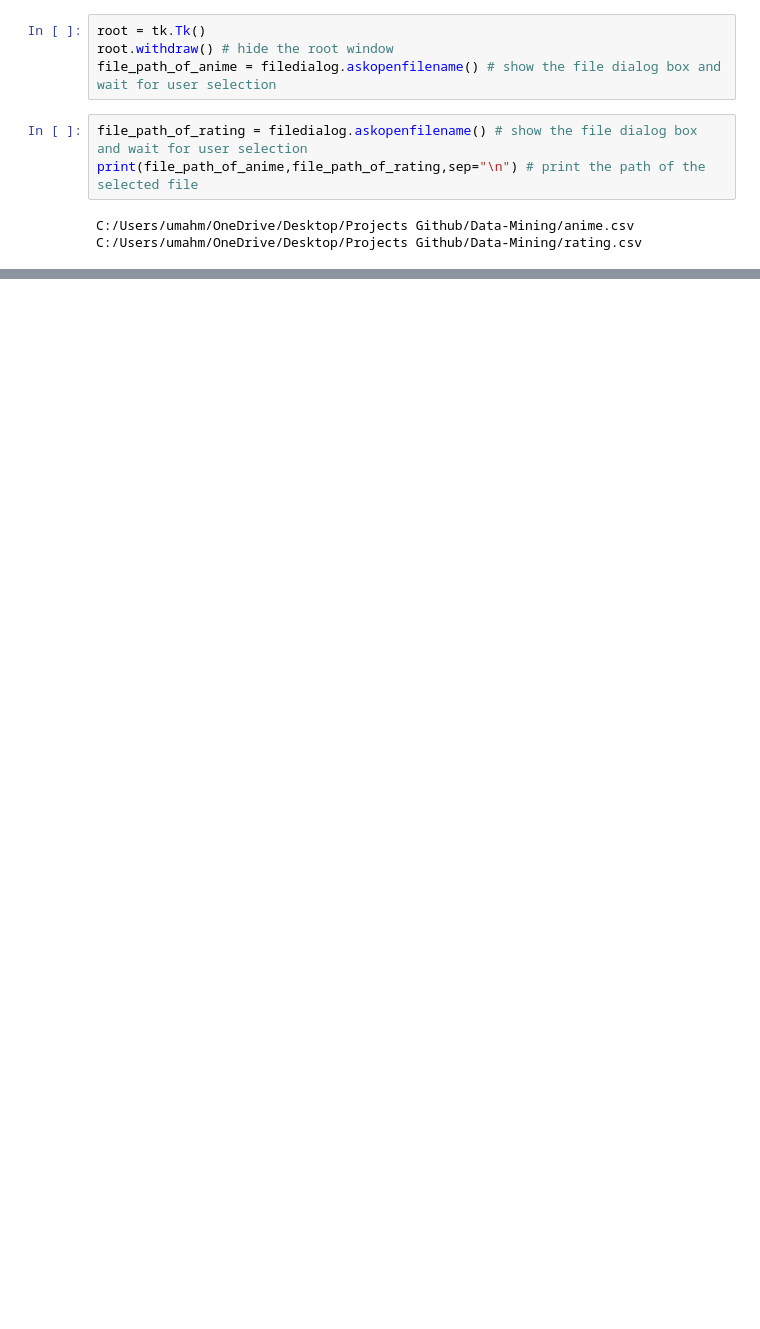
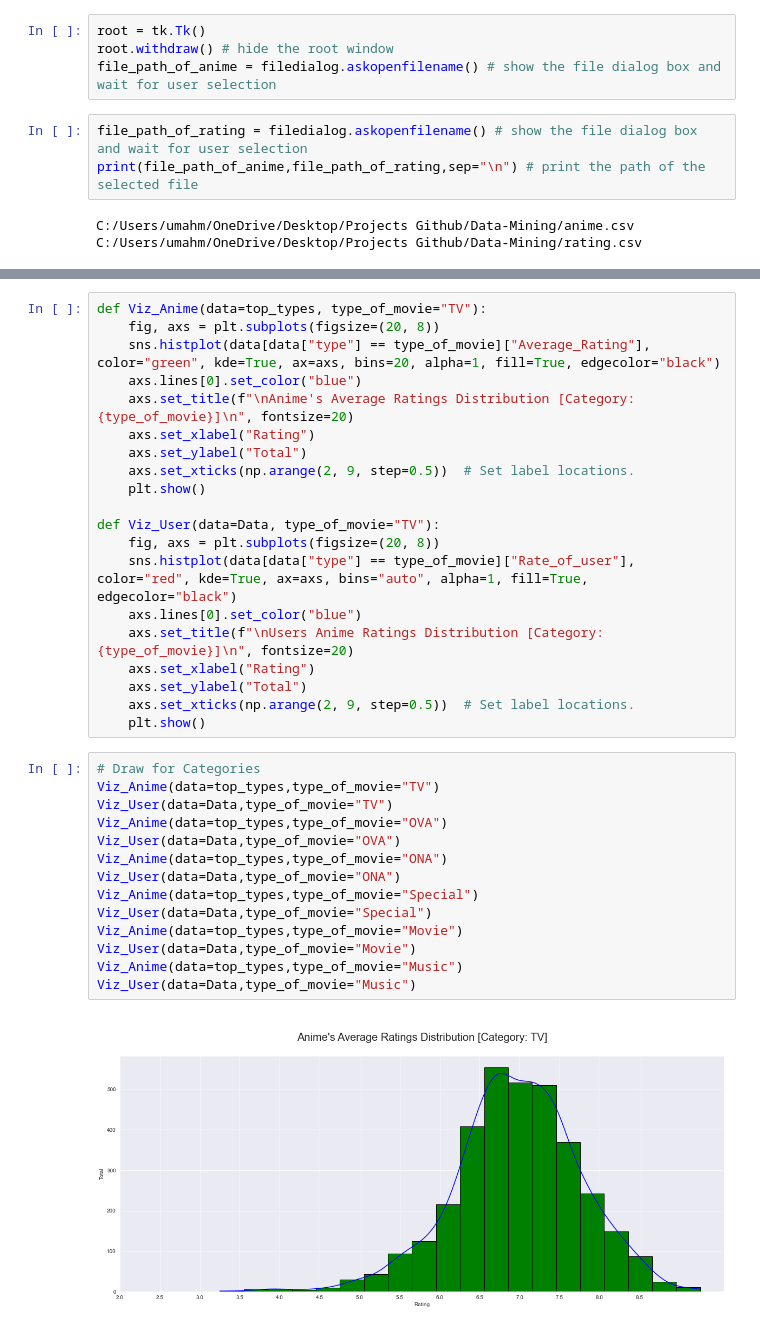
Before and after one commit to MahmoudEssam707/Data-Mining, a Jupyter notebook: Anime Recommendation System.ipynb, the cells around one changed output, grey strips where cells are left out. Saved outputs shown, nothing was run; the diff lists cells and outputs as text; blank space fills up the shorter version.

```diff
--- a/Anime Recommendation System.ipynb
+++ b/Anime Recommendation System.ipynb
@@ -157,0 +167,36 @@ X_train, X_test= train_test_split(Data, test_size=0.3, random_state=42)
+# %%
+def Viz_Anime(data=top_types, type_of_movie="TV"):
+    fig, axs = plt.subplots(figsize=(20, 8))
+    sns.histplot(data[data["type"] == type_of_movie]["Average_Rating"], color="green", kde=True, ax=axs, bins=20, alpha=1, fill=True, edgecolor="black")
+    axs.lines[0].set_color("blue")
+    axs.set_title(f"\nAnime's Average Ratings Distribution [Category: {type_of_movie}]\n", fontsize=20)
+    axs.set_xlabel("Rating")
+    axs.set_ylabel("Total")
+    axs.set_xticks(np.arange(2, 9, step=0.5))  # Set label locations.
+    plt.show()
+
+def Viz_User(data=Data, type_of_movie="TV"):
+    fig, axs = plt.subplots(figsize=(20, 8))
+    sns.histplot(data[data["type"] == type_of_movie]["Rate_of_user"], color="red", kde=True, ax=axs, bins="auto", alpha=1, fill=True, edgecolor="black")
+    axs.lines[0].set_color("blue")
+    axs.set_title(f"\nUsers Anime Ratings Distribution [Category: {type_of_movie}]\n", fontsize=20)
+    axs.set_xlabel("Rating")
+    axs.set_ylabel("Total")
+    axs.set_xticks(np.arange(2, 9, step=0.5))  # Set label locations.
+    plt.show()
+# %%
+# Draw for Categories
+Viz_Anime(data=top_types,type_of_movie="TV")
+Viz_User(data=Data,type_of_movie="TV")
+Viz_Anime(data=top_types,type_of_movie="OVA")
+Viz_User(data=Data,type_of_movie="OVA")
+Viz_Anime(data=top_types,type_of_movie="ONA")
+Viz_User(data=Data,type_of_movie="ONA")
+Viz_Anime(data=top_types,type_of_movie="Special")
+Viz_User(data=Data,type_of_movie="Special")
+Viz_Anime(data=top_types,type_of_movie="Movie")
+Viz_User(data=Data,type_of_movie="Movie")
+Viz_Anime(data=top_types,type_of_movie="Music")
+Viz_User(data=Data,type_of_movie="Music")
+# %% [output]
+[figure, added]
```
Also changed, not shown: parts of 14 cells of this notebook.
